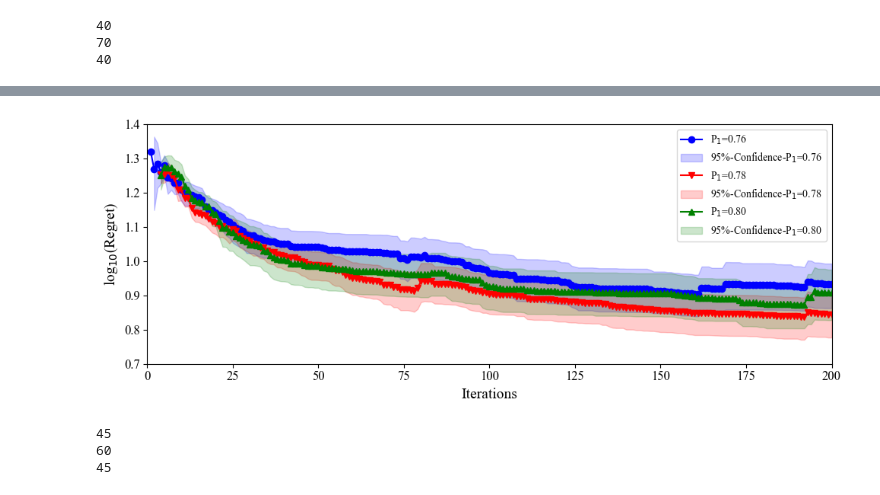
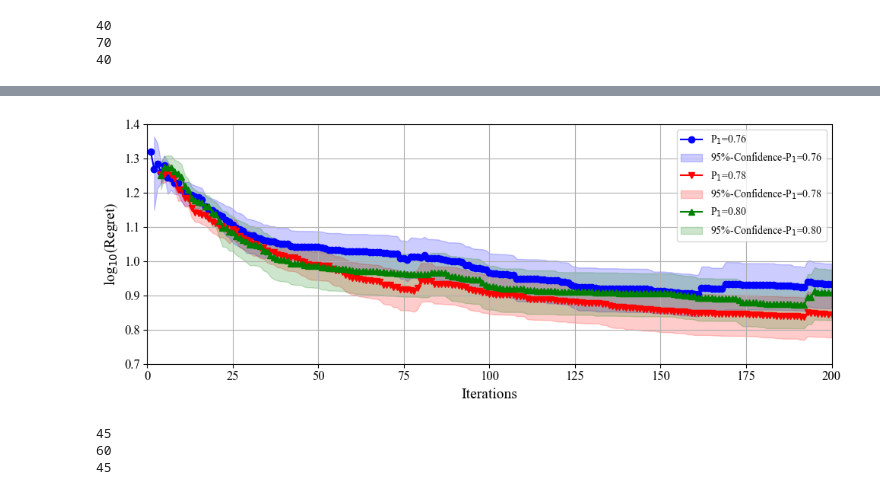
Before and after one commit to NicolasHong/ASBO, a Jupyter notebook: scripts/Case3THyper3/Case 3T-ASBO-HyperP_Plot.ipynb, the cells around one changed output, grey strips where cells are left out. Cells and saved outputs as stored; diff of their text form; code cells hidden in the pictures.

```diff
--- a/scripts/Case3THyper3/Case 3T-ASBO-HyperP_Plot.ipynb
+++ b/scripts/Case3THyper3/Case 3T-ASBO-HyperP_Plot.ipynb
@@ -436,34 +435,35 @@ combined_P1_80.describe()
 # %%
 plt.rcParams['font.family'] = 'Times New Roman'
 plt.rcParams['xtick.labelsize'] = 12
 plt.rcParams['ytick.labelsize'] = 12
 
 plt.figure(figsize=(10,4))
 iterations = range(201)
 
 _,regret_mean,lower,upper,_ = cleaning(combined2_P1_76,n_init=100,iter=200,opt=4.48)
 plt.plot(iterations, regret_mean, marker='o', color='b', label=r'P$_1$=0.76')
 plt.fill_between(iterations, lower, upper, color='b', alpha=0.2, label=r'95%-Confidence-P$_1$=0.76')
 
 _,regret_mean,lower,upper,_ = cleaning(combined2_P1_78,n_init=100,iter=200,opt=4.48)
 plt.plot(iterations, regret_mean, marker='v', color='r', label=r'P$_1$=0.78')
 plt.fill_between(iterations, lower, upper, color='r', alpha=0.2, label=r'95%-Confidence-P$_1$=0.78')
 
 _,regret_mean,lower,upper,_ = cleaning(combined2_P1_80,n_init=100,iter=200,opt=4.48)
 plt.plot(iterations, regret_mean, marker='^', color='g', label=r'P$_1$=0.80')
 plt.fill_between(iterations, lower, upper, color='g', alpha=0.2, label=r'95%-Confidence-P$_1$=0.80')
 
 plt.xlabel('Iterations', fontsize=14)
 plt.xlim(0,200)
 plt.ylim(0.7,1.4)
 # plt.ylabel(r"$\log_{10}(\mathrm{Regret})$", fontsize=14)
 plt.ylabel(r"log$_{10}$(Regret)", fontsize=14)
 plt.legend(ncol=1)
+plt.grid()
 plt.tight_layout()
 plt.savefig(DIR/'Hypers_P1_Case3T.png',dpi=300)
 plt.show()
 # %% [output]
-[figure, old version]
+[figure, new version]
 # %%
 temp =0
 for j in df_no_duplicates.index:
```
Also changed, not shown: parts of 7 cells of this notebook, 15 other files.
